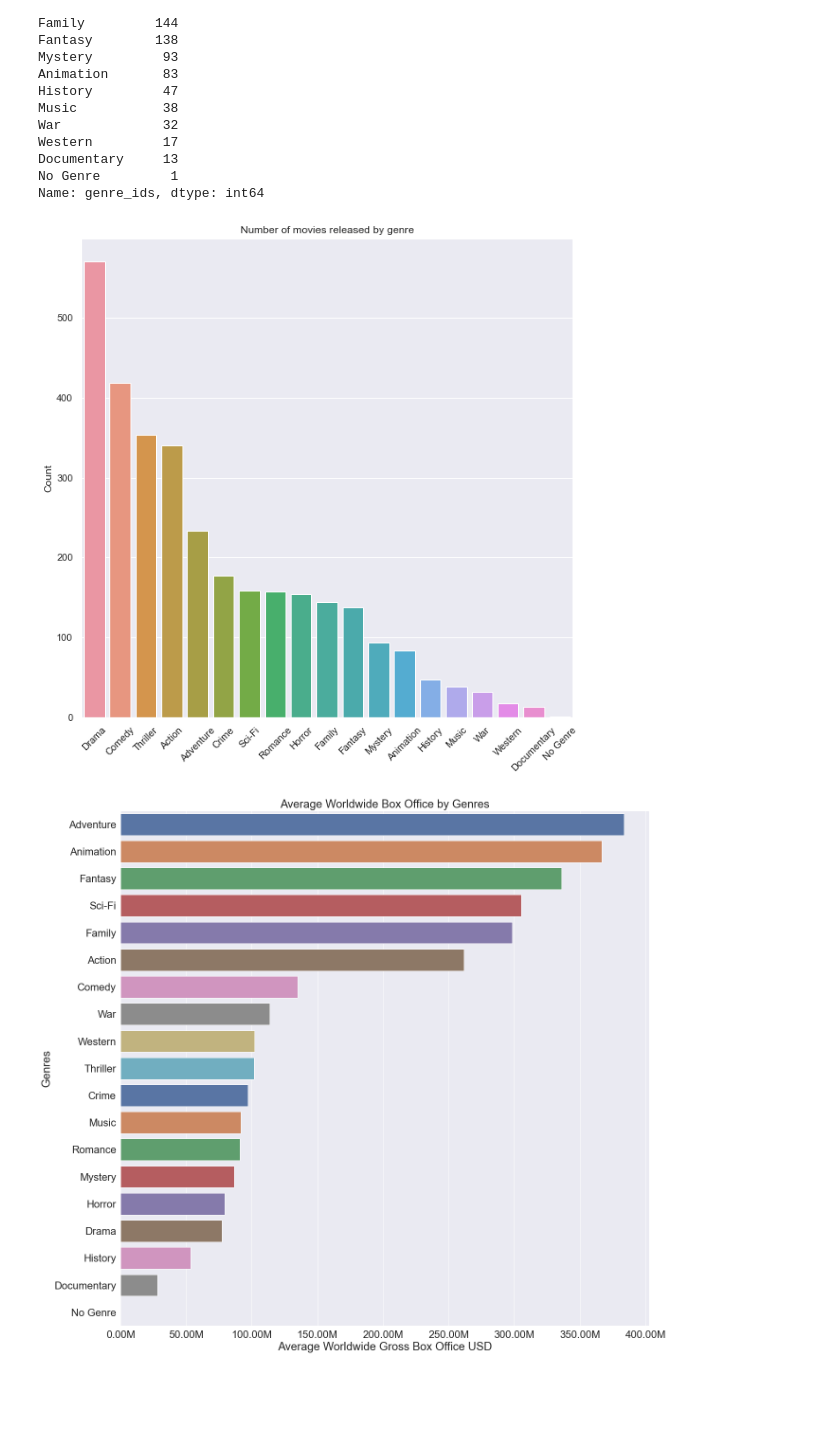
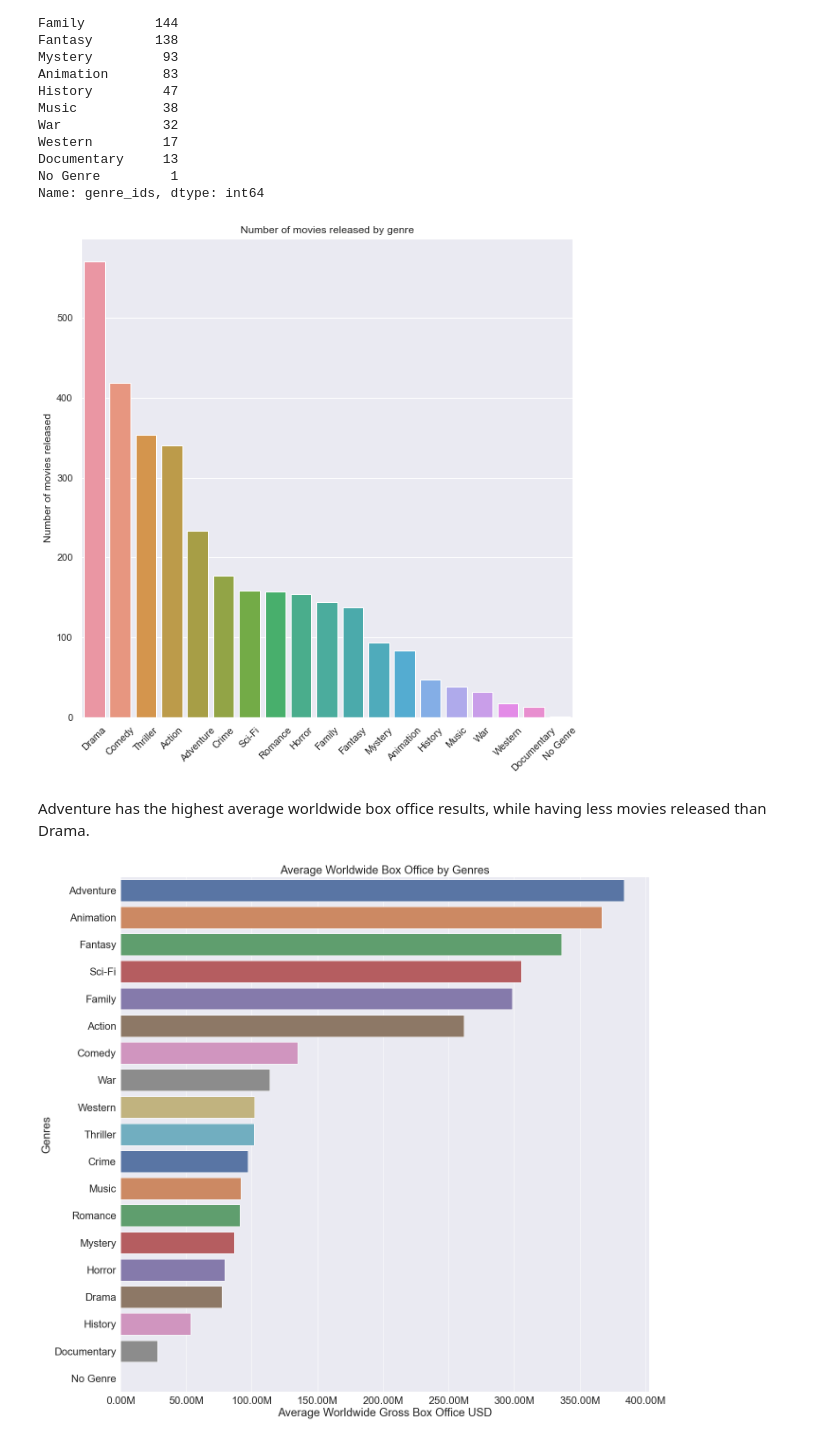
Before and after one commit to whyyoutoo/Microsoft-Movie_analysis-Project, a Jupyter notebook: dsc-phase1-project-template.ipynb, the cells around one changed output. Drawn from its saved outputs; the diff is of its cells as text; code cells hidden in the pictures; blank space fills up the shorter version.

```diff
--- a/dsc-phase1-project-template.ipynb
+++ b/dsc-phase1-project-template.ipynb
@@ -210,7 +210,7 @@ memory usage: 2.1+ MB
 # %%
 # Drop uneccessary columns
 numdf = numdf.drop(columns = ['id', 'domestic_gross'])
-tmdf = tmdf.drop(columns = ['Unnamed: 0', 'original_language', 'title', 'popularity', 'vote_average' 'vote_count'])
+tmdf = tmdf.drop(columns = ['Unnamed: 0', 'original_language', 'title', 'popularity', 'vote_average', 'vote_count'])
 # %%
 # Rename movie title column to same name
 numdf = numdf.rename(columns = {'movie': 'title'})
@@ -374,21 +395,24 @@ Documentary     13
 No Genre         1
 Name: genre_ids, dtype: int64
 # %%
+# Plotting the count of movies using.
 sns.set_style('darkgrid')
 sns.set(font_scale = 1)
 plt.figure(figsize = (10,10))
 ax = sns.barplot(x = gd.index, y = gd, data = genre_data)
 plt.xticks(rotation = 45)
 ax.set_title('Number of movies released by genre')
-ax.set(ylabel = 'Count');
+ax.set(ylabel = 'Number of movies released');
 # %% [output]
-[figure, old version]
+[figure, new version]
 # %%
 # Group movies by their genre while averaging the worldwide_gross
 grouped_genre = genre_data.groupby('genre_ids')['worldwide_gross'].mean()
 # %%
 # Sort by worldwide_gross by decsending value
 grouped_genre = grouped_genre.sort_values(ascending = False)
+# %% [markdown]
+Adventure has the highest average worldwide box office results, while having less movies released than Drama.
 # %%
 # Plot results
 sns.set_style('darkgrid')
```
Also changed, not shown: parts of 29 cells of this notebook.
